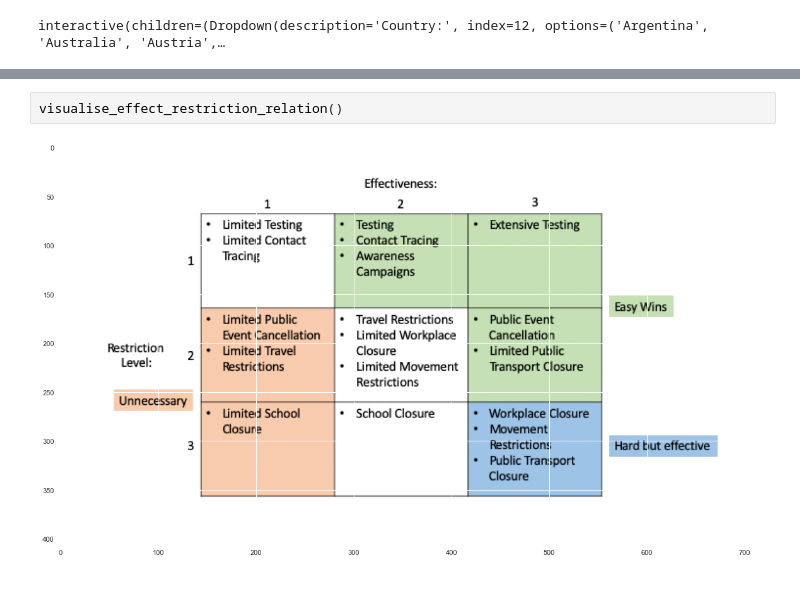
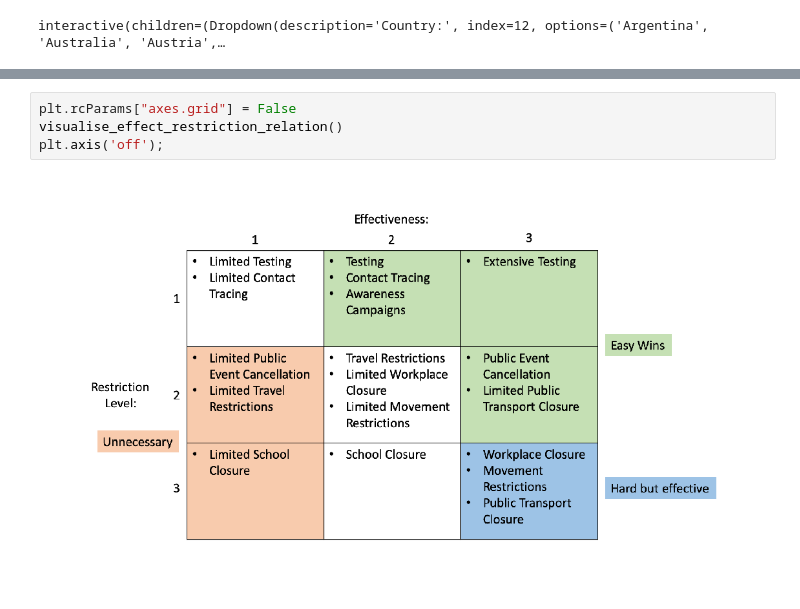
Before and after one commit to ChantalMP/All_The_Right_Measures, a Jupyter notebook: measure_visualisation.ipynb, the cells around one changed output, grey strips where cells are left out. Cells and saved outputs as stored; diff of their text form.

```diff
--- a/measure_visualisation.ipynb
+++ b/measure_visualisation.ipynb
@@ -41,4 +42,6 @@ visualise_measure_ranking(country_dfs)
-# %%
-visualise_effect_restriction_relation()
-# %% [output]
-[figure, removed]
+# %%
+plt.rcParams["axes.grid"] = False
+visualise_effect_restriction_relation()
+plt.axis('off');
+# %% [output]
+[figure, added]
```
Also changed, not shown: parts of 2 cells of this notebook, 4 other files.
